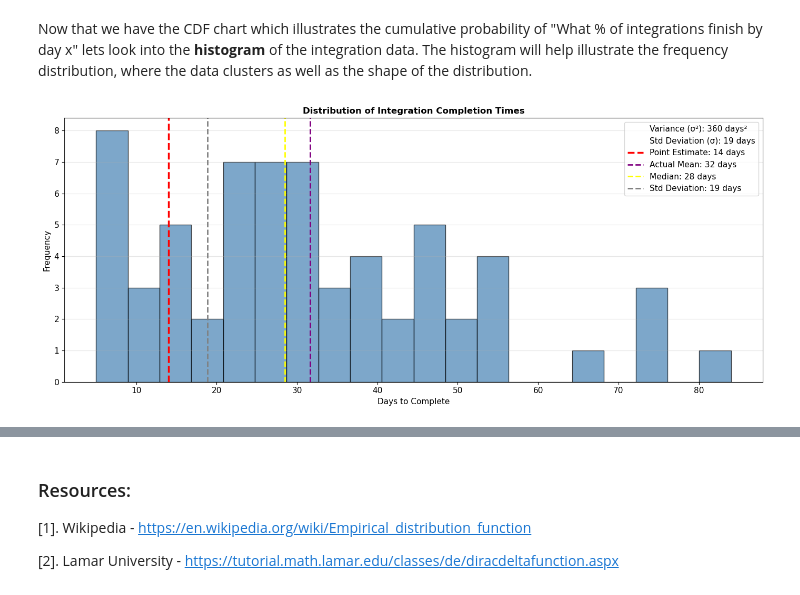
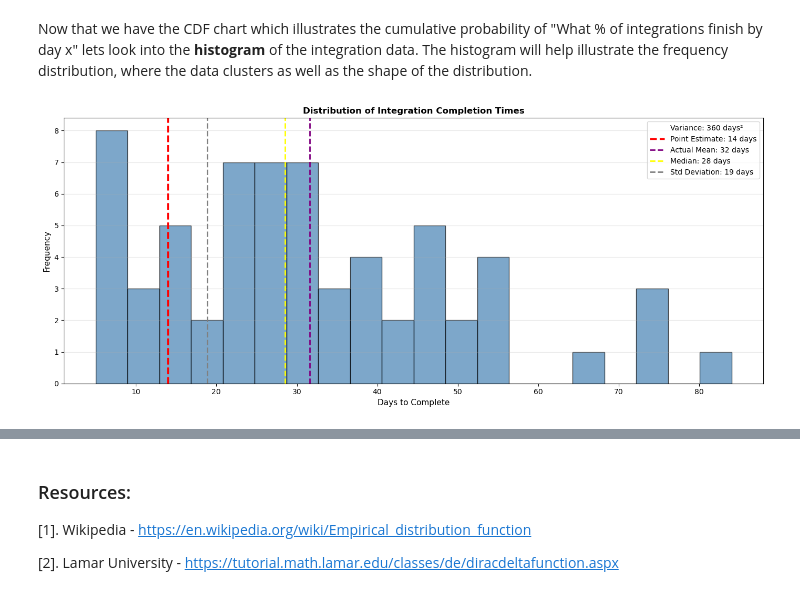
Before and after one commit to crystal-wolfer/SoftUni-AI-ML, a Jupyter notebook: Course 1 - Math For Developer/monte-carlo-agile-estimation/notebooks/01_problem_definition.ipynb, the cells around one changed output, grey strips where cells are left out. Drawn from its saved outputs; the diff is of its cells as text; code cells hidden in the pictures.

```diff
--- a/Course 1 - Math For Developer/monte-carlo-agile-estimation/notebooks/01_problem_definition.ipynb
+++ b/Course 1 - Math For Developer/monte-carlo-agile-estimation/notebooks/01_problem_definition.ipynb
@@ -125,40 +125,41 @@ prob, p75, p85 = plot_integration_cdf(integration_actual_days, point_estimate=14
 # %% [markdown]
 Now that we have the CDF chart which illustrates the cumulative probability of "What % of integrations finish by day x" lets look into the **histogram** of the integration data. The histogram will help illustrate the frequency distribution,  where the data clusters as well as the shape of the distribution.
 # %%
-fig, ax = plt.subplots(figsize=(14, 6))
+def plot_integration_distribution(data):
 
-#Actual variance and standard deviation
-variance = np.var(integration_actual_days, ddof=1)
-std_dev = np.std(integration_actual_days, ddof=1)
+    fig, ax = plt.subplots(figsize=(14, 6))
 
-#Adding variance and std_dev to the legend
-ax.plot([], [], ' ', label=f'Variance (σ²): {variance:.0f} days²')
-ax.plot([], [], ' ', label=f'Std Deviation (σ): {std_dev:.0f} days')
+    #Actual variance
+    variance = np.var(data, ddof=1)
+    ax.plot([], [], ' ', label=f'Variance: {variance:.0f} days²')
 
+    #Histogram visualization
+    ax.hist(data, bins=20, edgecolor='black', alpha=0.7, color='steelblue')
+    ax.axvline(14, color='red', linestyle='--', linewidth=2.5, label='Point Estimate: 14 days')
 
-#Histogram visualization
-ax.hist(integration_actual_days, bins=20, edgecolor='black', alpha=0.7, color='steelblue')
-ax.axvline(14, color='red', linestyle='--', linewidth=2.5, label='Point Estimate: 14 days')
+    #Getting the mean and median
+    ax.axvline(np.mean(data), color='purple', linestyle='--', linewidth=2,
+               label=f'Actual Mean: {np.mean(data):.0f} days')
+    ax.axvline(np.median(data), color='yellow', linestyle='--', linewidth=2,
+               label=f'Median: {np.median(data):.0f} days')
+    ax.axvline(np.std(data), color='grey', linestyle='--', linewidth=2,
+               label=f'Std Deviation: {np.std(data, ddof=1):.0f} days')
 
-#Getting the mean and median
-ax.axvline(np.mean(integration_actual_days), color='purple', linestyle='--', linewidth=2,
-           label=f'Actual Mean: {np.mean(integration_actual_days):.0f} days')
-ax.axvline(np.median(integration_actual_days), color='yellow', linestyle='--', linewidth=2,
-           label=f'Median: {np.median(integration_actual_days):.0f} days')
-ax.axvline(np.std(integration_actual_days), color='grey', linestyle='--', linewidth=2,
-           label=f'Std Deviation: {np.std(integration_actual_days, ddof=1):.0f} days')
+    #Setting legend and grid
+    ax.set_xlabel('Days to Complete', fontsize=11)
+    ax.set_ylabel('Frequency', fontsize=11)
+    ax.set_title('Distribution of Integration Completion Times', fontsize=12, fontweight='bold')
+    ax.legend()
+    ax.grid(axis='y', alpha=0.3)
 
-#Setting legend and grid
-ax.set_xlabel('Days to Complete', fontsize=11)
-ax.set_ylabel('Frequency', fontsize=11)
-ax.set_title('Distribution of Integration Completion Times', fontsize=12, fontweight='bold')
-ax.legend()
-ax.grid(axis='y', alpha=0.3)
+    plt.tight_layout()
+    plt.show()
 
-plt.tight_layout()
-plt.show()
+    return fig
-# %% [output]
-[figure, removed]
+# %%
+fig = plot_integration_distribution(integration_actual_days)
+# %% [output]
+[figure, added]
 # %% [markdown]
 ### Interpretation: Why Point Estimates Fail - Evidence from Data
 
```
Also changed, not shown: parts of 8 cells of this notebook, 2 other files.
